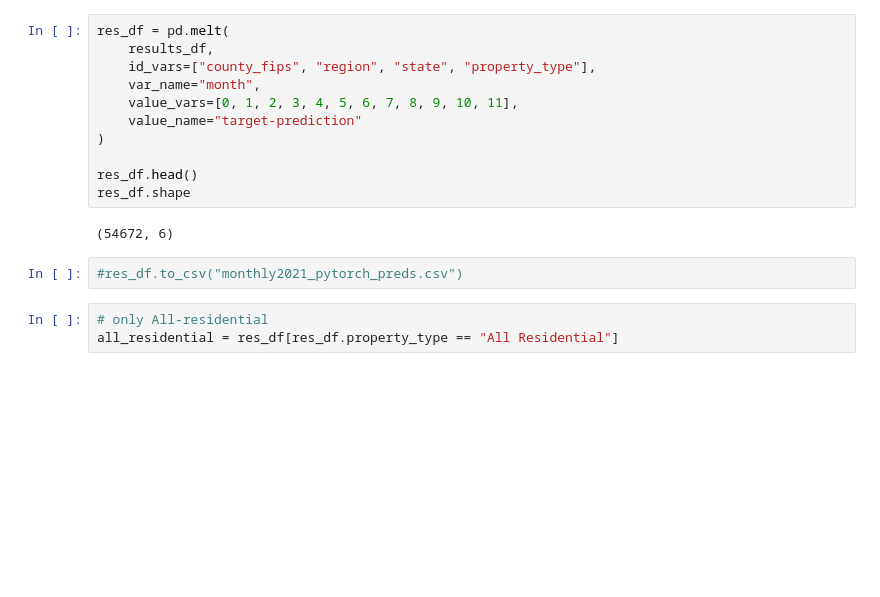
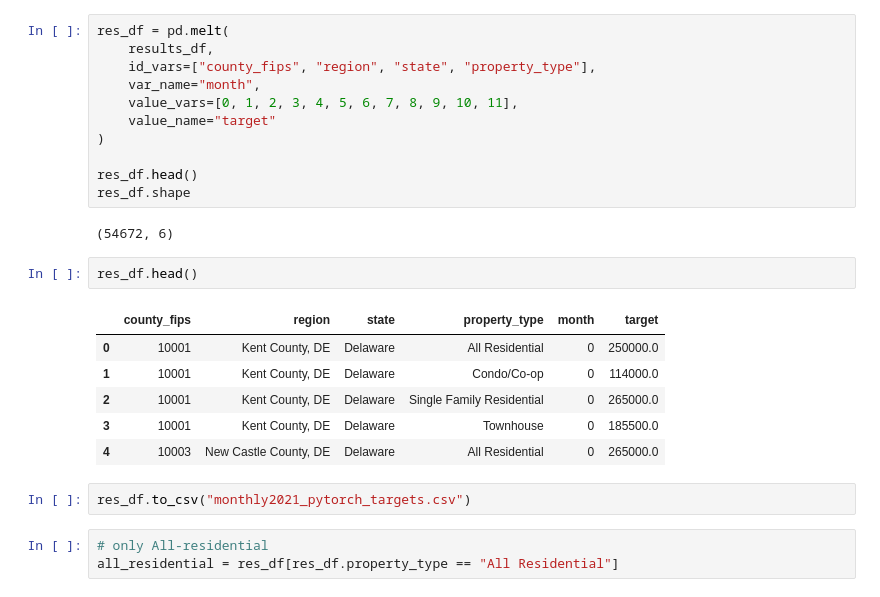
Before and after one commit to ian-byrne/CapstoneTeamJim, a Jupyter notebook: Notebooks/ian-scratchpads/pytorch_explore.ipynb, the cells around one changed output. Cells and saved outputs as stored; diff of their text form; blank space fills up the shorter version.

```diff
--- a/Notebooks/ian-scratchpads/pytorch_explore.ipynb
+++ b/Notebooks/ian-scratchpads/pytorch_explore.ipynb
@@ -468,15 +495,24 @@ res_df = pd.melt(
     id_vars=["county_fips", "region", "state", "property_type"],
     var_name="month",
     value_vars=[0, 1, 2, 3, 4, 5, 6, 7, 8, 9, 10, 11],
-    value_name="target-prediction"
+    value_name="target"
 )
 
 res_df.head()
 res_df.shape
 # %% [output]
 (54672, 6)
-# %%
-#res_df.to_csv("monthly2021_pytorch_preds.csv")
+# %%
+res_df.head()
+# %% [output]
+|  | county_fips | region | state | property_type | month | target |
+| 0 | 10001 | Kent County, DE | Delaware | All Residential | 0 | 250000.0 |
+| 1 | 10001 | Kent County, DE | Delaware | Condo/Co-op | 0 | 114000.0 |
+| 2 | 10001 | Kent County, DE | Delaware | Single Family Residential | 0 | 265000.0 |
+| 3 | 10001 | Kent County, DE | Delaware | Townhouse | 0 | 185500.0 |
+| 4 | 10003 | New Castle County, DE | Delaware | All Residential | 0 | 265000.0 |
+# %%
+res_df.to_csv("monthly2021_pytorch_targets.csv")
 # %%
 # only All-residential
 all_residential = res_df[res_df.property_type == "All Residential"]
```
Also changed, not shown: parts of 4 cells of this notebook, 3 other files.
